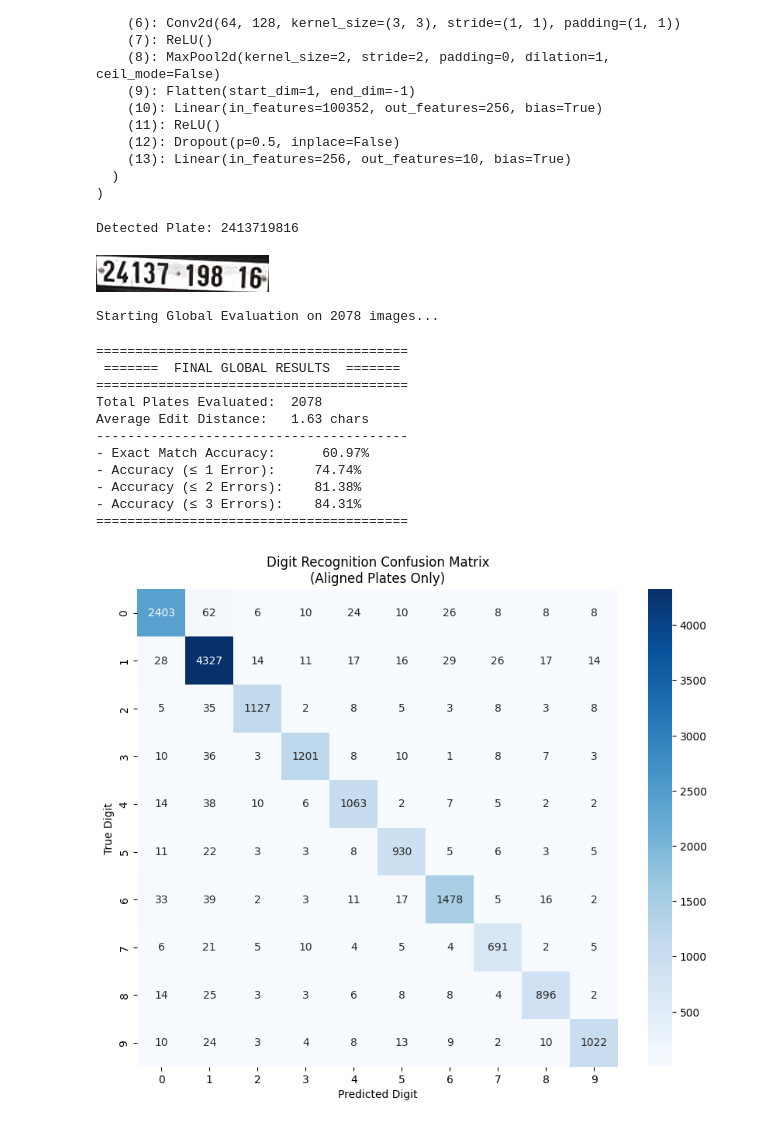
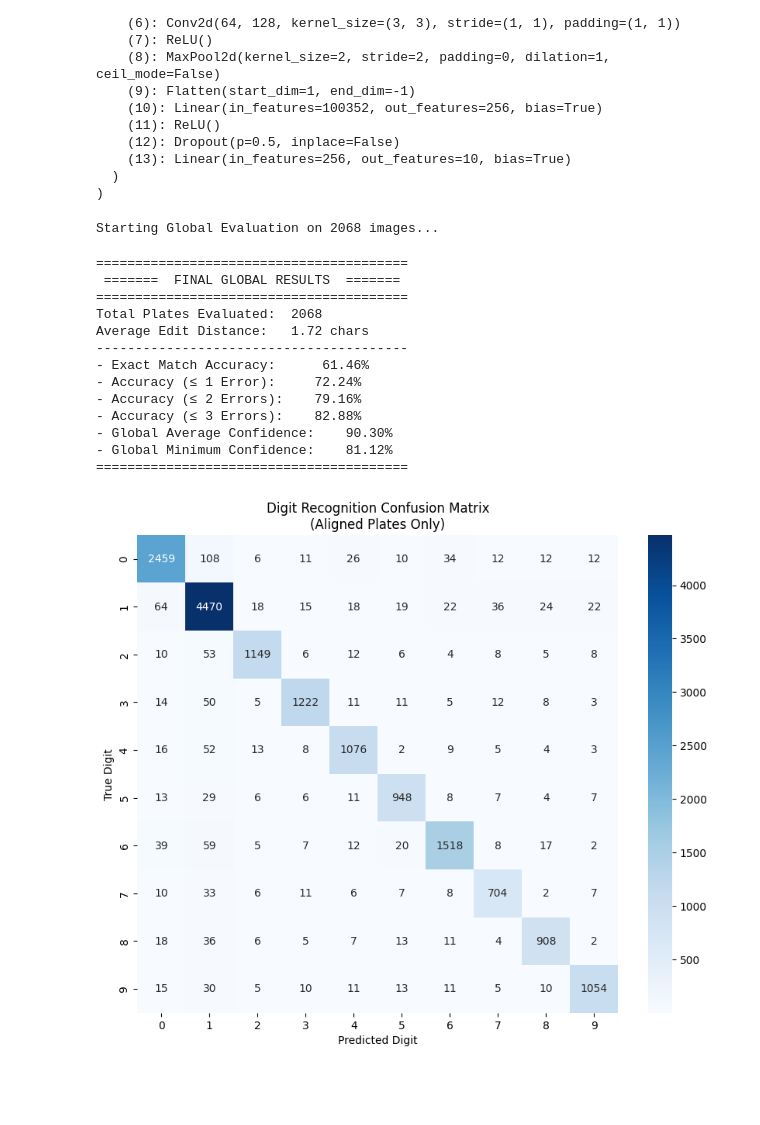
Before and after one commit to tobni-islam/AlgerPlate, a Jupyter notebook: notebooks/license-plates-reader.ipynb, the cells around one changed output. Saved outputs shown, nothing was run; the diff lists cells and outputs as text; code cells hidden in the pictures; blank space fills up the shorter version.

Commit message:
feat(ap-ocr): full OCR pipeline complete

```diff
--- a/notebooks/license-plates-reader.ipynb
+++ b/notebooks/license-plates-reader.ipynb
@@ -418,29 +454,0 @@ def recognize_characters(chars_list, model):
-# %%
-# The Master Function
-def get_license_plate_text(image_path):
-    """
-    The full 'End-to-End' process: Path -> Image -> Segmentation -> Recognition -> Text
-    """
-    # Load the cropped license plate image
-    plate_img = cv2.imread(image_path)
-    if plate_img is None:
-        return "Error: Image not found"
-
-    # The Ensemble Voting System
-    segmented_chars = ensemble_voting_system(plate_img)
-
-    if len(segmented_chars) == 0:
-        return "No characters detected"
-
-    # The Recognition Model
-    full_text = recognize_characters(segmented_chars, model)
-
-    return full_text
-# %%
-img_path = '/kaggle/input/datasets/tobniislam/lp-dataset/LP Data/Images/0367cfeb-img_1000_box0.png'
-plate_text = get_license_plate_text(img_path)
-print(f"Detected Plate: {plate_text}")
-Image.open(img_path)
-# %% [output]
-Detected Plate: 2413719816
-[figure, removed]
@@ -457,6 +578,8 @@ def calculate_global_performance(csv_path, img_dir, model):
     err_le_1 = 0  # Error <= 1
     err_le_2 = 0  # Error <= 2
     err_le_3 = 0  # Erroe <= 3
+    avg_confs = []
+    min_confs = []
 
     # Groups for visualization
     groups = {
@@ -478,10 +601,12 @@ def calculate_global_performance(csv_path, img_dir, model):
 
         # Run the full pipeline
         try:
-            predicted_text = get_license_plate_text(img_path)
+            predicted_text, avg_conf, min_conf = get_license_plate_text(img_path, model)
         except Exception as e:
             # Fallback for failed reads/segmentations
             predicted_text = ""
+            avg_conf = 0
+            min_conf = 0
 
         # Calculate Levenshtein Distance
         dist = Levenshtein.distance(predicted_text, ground_truth)
@@ -492,7 +617,9 @@ def calculate_global_performance(csv_path, img_dir, model):
             "file_name": row['file_name'],
             "true": ground_truth,
             "pred": predicted_text,
-            "dist": dist
+            "dist": dist,
+            "avg_conf": avg_conf,
+            "min_conf": min_conf
         }
 
         # Aggregate Performance
@@ -510,6 +637,9 @@ def calculate_global_performance(csv_path, img_dir, model):
         if dist>2:
             groups["fail"].append(result_entry)
 
+        avg_confs.append(avg_conf)
+        min_confs.append(min_conf)
+
         # Confusion Matrix Logic
         # We only compare digits if the lengths match to ensure correct alignment
         if len(predicted_text) == len(ground_truth):
@@ -524,6 +654,8 @@ def calculate_global_performance(csv_path, img_dir, model):
     acc_le_2 = (err_le_2 / total_samples) * 100
     acc_le_3 = (err_le_3 / total_samples) * 100
     avg_dist = np.mean(lev_distances)
+    global_avg_conf = np.mean(avg_confs) * 100
+    global_min_conf = np.mean(min_confs) * 100
 
     # Display Results
     print("\n" + "="*40)
@@ -536,6 +668,8 @@ def calculate_global_performance(csv_path, img_dir, model):
     print(f"- Accuracy (≤ 1 Error):     {acc_le_1:.2f}%")
     print(f"- Accuracy (≤ 2 Errors):    {acc_le_2:.2f}%")
     print(f"- Accuracy (≤ 3 Errors):    {acc_le_3:.2f}%")
+    print(f"- Global Average Confidence:    {global_avg_conf:.2f}%")
+    print(f"- Global Minimum Confidence:    {global_min_conf:.2f}%")
     print("="*40)
 
     # --- Visualization: Confusion Matrix ---
@@ -558,24 +692,26 @@ def calculate_global_performance(csv_path, img_dir, model):
 # %%
 # Execute the evaluation
 results = calculate_global_performance(
-    "/kaggle/input/datasets/tobniislam/correct-lp-dataset/lp_dataset.csv",
+    "/kaggle/input/datasets/tobniislam/updated-lp-dataset/lp_dataset.csv",
     "/kaggle/input/datasets/tobniislam/lp-dataset/LP Data/Images",
-    model
+    reader_model
 )
 # %% [output]
-Starting Global Evaluation on 2078 images...
+Starting Global Evaluation on 2068 images...
 ========================================
  =======  FINAL GLOBAL RESULTS  =======
 ========================================
-Total Plates Evaluated:  2078
-Average Edit Distance:   1.63 chars
+Total Plates Evaluated:  2068
+Average Edit Distance:   1.72 chars
 ----------------------------------------
-- Exact Match Accuracy:      60.97%
-- Accuracy (≤ 1 Error):     74.74%
-- Accuracy (≤ 2 Errors):    81.38%
-- Accuracy (≤ 3 Errors):    84.31%
+- Exact Match Accuracy:      61.46%
+- Accuracy (≤ 1 Error):     72.24%
+- Accuracy (≤ 2 Errors):    79.16%
+- Accuracy (≤ 3 Errors):    82.88%
+- Global Average Confidence:    90.30%
+- Global Minimum Confidence:    81.12%
 ========================================
-[figure, old version]
+[figure, new version]
 # %%
 def visualize_error_group(group_list, img_dir, num_samples=5):
 
```
Also changed, not shown: parts of 23 cells of this notebook, 2 other files.
